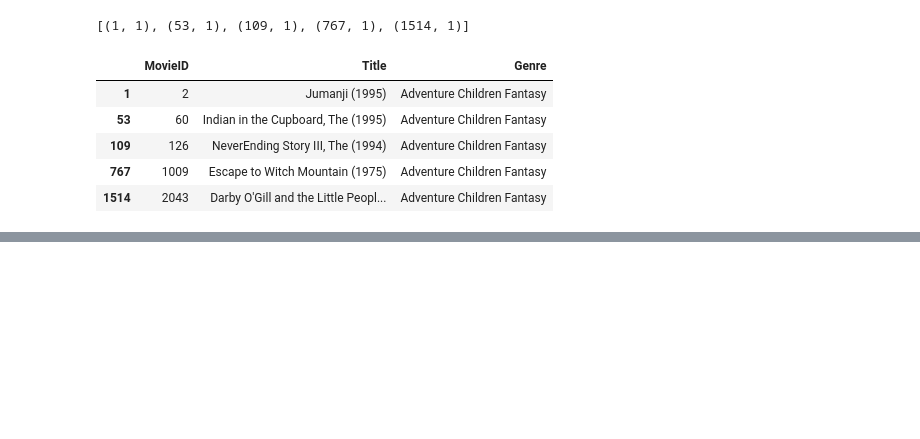
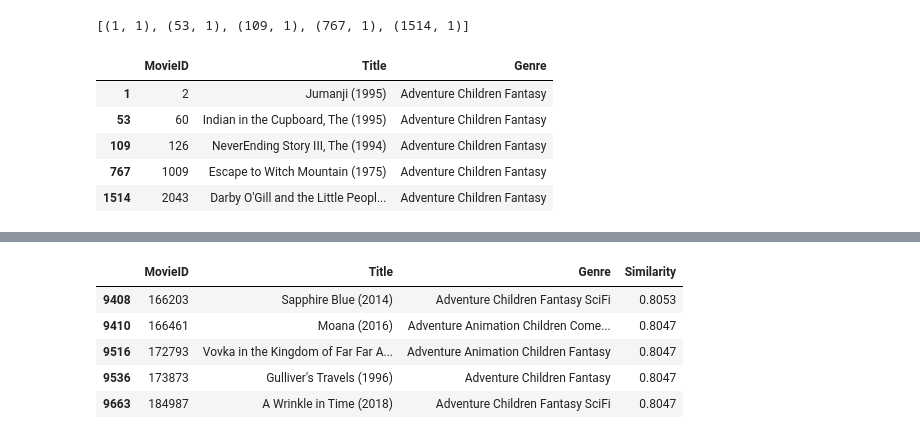
Before and after one commit to Kelniit/Julius, a Jupyter notebook: Lab 01.ipynb, the cells around one changed output, grey strips where cells are left out. Saved outputs shown, nothing was run; the diff lists cells and outputs as text; code cells hidden in the pictures; blank space fills up the shorter version.

```diff
--- a/Lab 01.ipynb
+++ b/Lab 01.ipynb
@@ -301,0 +320,9 @@ selisih
+# %%
+result.tail()
+# %% [output]
+|  | MovieID | Title | Genre | Similarity |
+| 9408 | 166203 | Sapphire Blue (2014) | Adventure Children Fantasy SciFi | 0.8053 |
+| 9410 | 166461 | Moana (2016) | Adventure Animation Children Come... | 0.8047 |
+| 9516 | 172793 | Vovka in the Kingdom of Far Far A... | Adventure Animation Children Fantasy | 0.8047 |
+| 9536 | 173873 | Gulliver's Travels (1996) | Adventure Children Fantasy | 0.8047 |
+| 9663 | 184987 | A Wrinkle in Time (2018) | Adventure Children Fantasy SciFi | 0.8047 |
```
Also changed, not shown: parts of 4 cells of this notebook.
